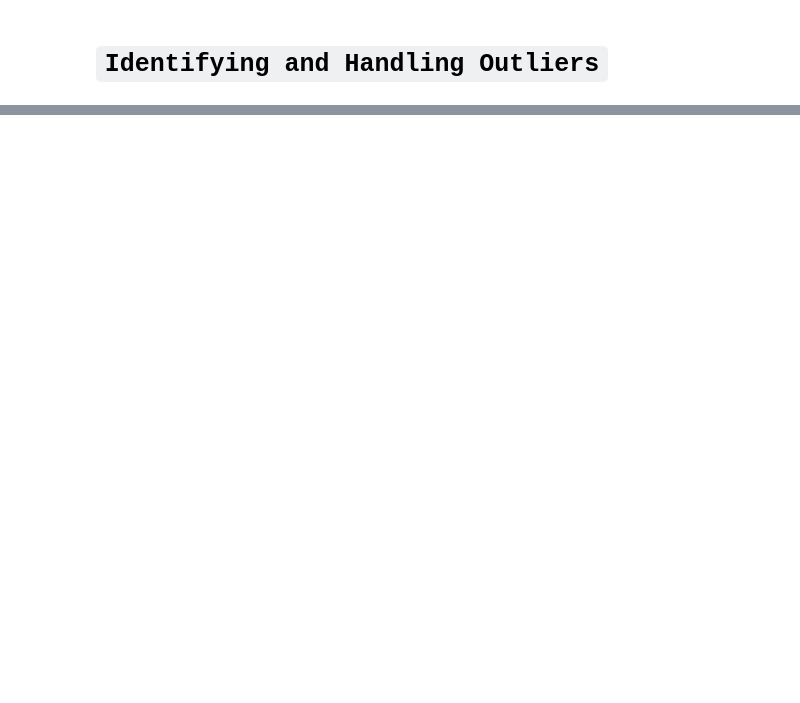
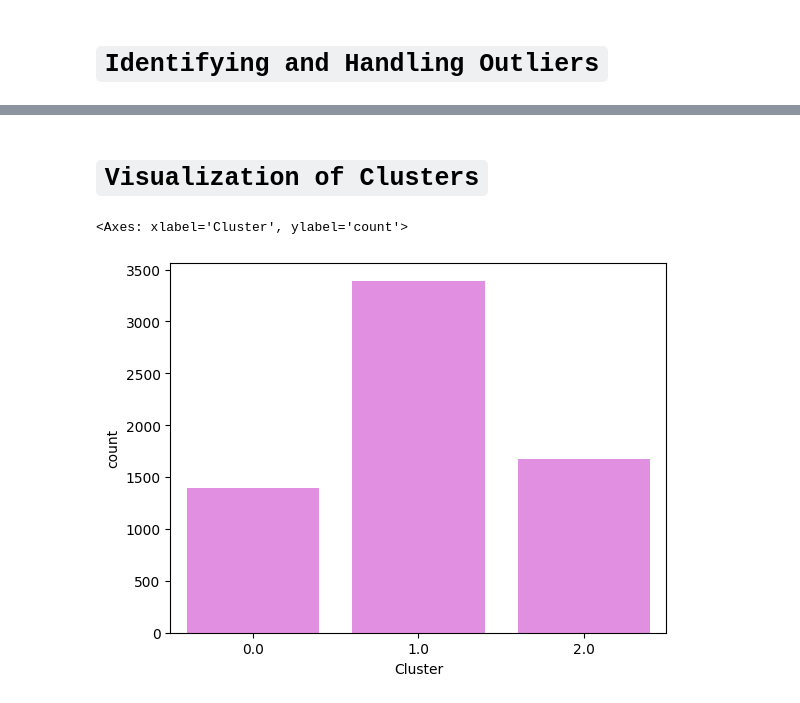
Before and after one commit to prashantpq/Data-Science-Internship, a Jupyter notebook: Week_3/Customer_Segmentation/main.ipynb, the cells around one changed output, grey strips where cells are left out. Drawn from its saved outputs; the diff is of its cells as text; code cells hidden in the pictures; blank space fills up the shorter version.

```diff
--- a/Week_3/Customer_Segmentation/main.ipynb
+++ b/Week_3/Customer_Segmentation/main.ipynb
@@ -546,0 +642,4 @@ df.shape
+# %%
+kmeans_model=KMeans(3)
+kmeans_model.fit_predict(scaled_df)
+pca_df_kmeans= pd.concat([pca_df,pd.DataFrame({'cluster':kmeans_model.labels_})],axis=1)
@@ -546,0 +673,4 @@ df.shape
+# %%
+# Creating a target column "Cluster" for storing the cluster segment
+cluster_df = pd.concat([df,pd.DataFrame({'Cluster':kmeans_model.labels_})],axis=1)
+cluster_df
@@ -546,0 +742,8 @@ df.shape
+# %% [markdown]
+# `Visualization of Clusters`
+# %%
+#Visualization
+sns.countplot(x='Cluster', data=cluster_df, color='violet')
+# %% [output]
+<Axes: xlabel='Cluster', ylabel='count'>
+[figure, added]
```
Also changed, not shown: parts of 31 cells of this notebook, 3 other files.
